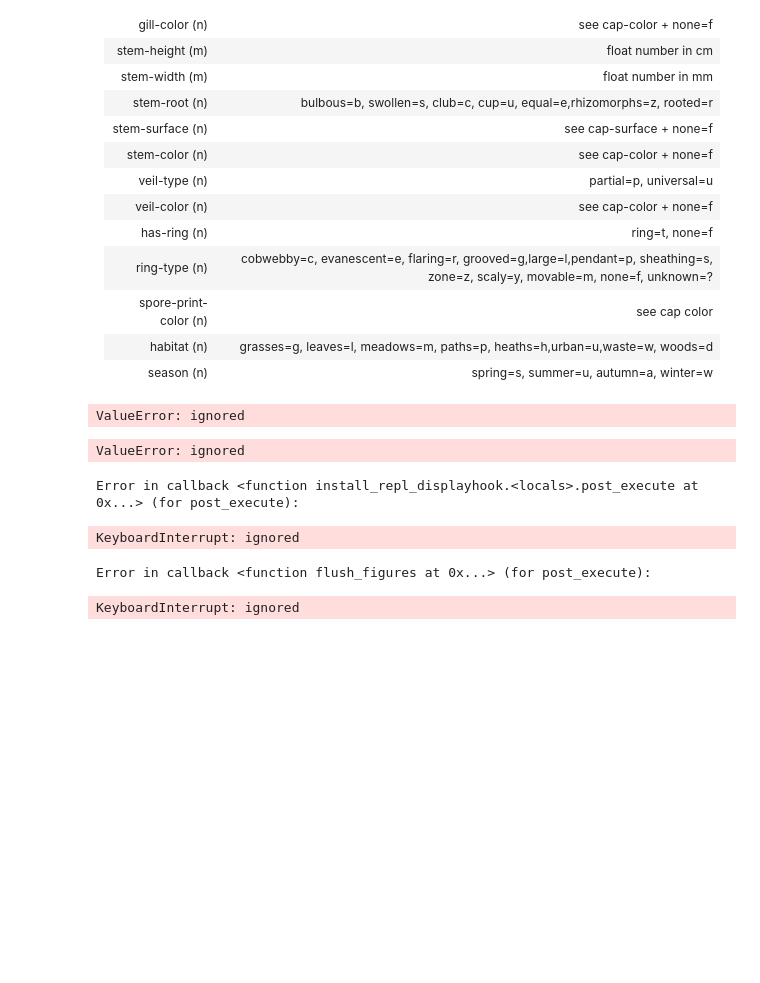
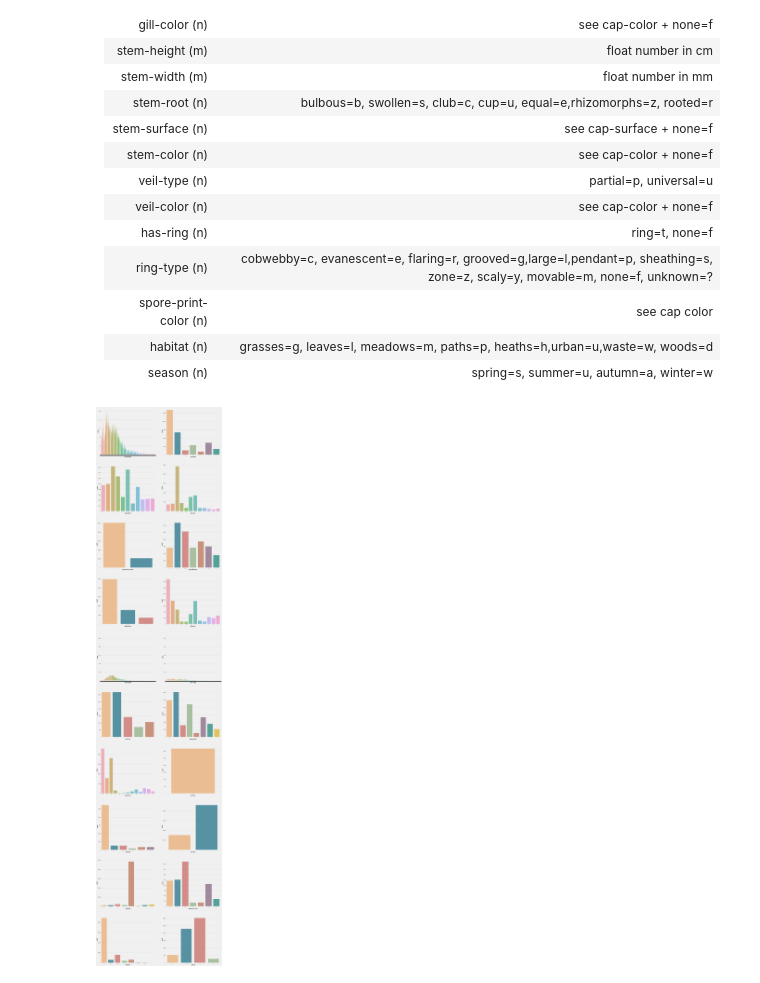
Before and after one commit to msalvati1997/mushrooms_classificator, a Jupyter notebook: mushroom.ipynb, the cells around one changed output. Cells and saved outputs as stored; diff of their text form; code cells hidden in the pictures; blank space fills up the shorter version.

```diff
--- a/mushroom.ipynb
+++ b/mushroom.ipynb
@@ -108,42 +106,13 @@ season (n)| spring=s, summer=u, autumn=a, winter=w
 # %%
 categ =  ['cap-diameter', 'cap-shape', 'cap-surface', 'cap-color', 'does-bruise-or-bleed', 'gill-attachment', 'gill-spacing','gill-color','stem-height','stem-width','stem-root','stem-surface','stem-color','veil-type','veil-color','has-ring','ring-type','spore-print-color','habitat','season']
 conti = ['class']
 
 #Distribution
 fig = plt.figure(figsize=(20, 100))
 for i in range (0,len(categ)):
     fig.add_subplot(10,2,i+1)
     sns.countplot(x=categ[i], data=df, alpha=.7)
 
-for col in conti:
-    fig.add_subplot(10,2,i + 2)
-    sns.distplot(df[col].dropna(), kde_kws={"lw": 2, "color":colors[8]},
-                 hist_kws={"alpha": .5})
-    i += 1
-
 plt.show()
 # %% [output]
-ValueError: ignored
+[figure, added]
-# %%
-categ =  ['cap-diameter', 'cap-shape', 'cap-surface', 'cap-color', 'does-bruise-or-bleed', 'gill-attachment', 'gill-spacing','gill-color','stem-height','stem-width','stem-root','stem-surface','stem-color','veil-type','veil-color','has-ring','ring-type','spore-print-color','habitat','season']
-conti = ['class']
-
-#Distribution
-fig = plt.figure(figsize=(100, 100))
-for i in range (0,len(categ)):
-    fig.add_subplot(7,3,i+1)
-    sns.countplot(x=categ[i], data=df, alpha=.7)
-
-for col in conti:
-    fig.add_subplot(7,3,i + 2)
-    sns.distplot(df[col].dropna(), kde_kws={"lw": 2, "color":colors[8]},
-                 hist_kws={"alpha": .5})
-    i += 1
-
-plt.show()
-# %% [output]
-ValueError: ignored
-Error in callback <function install_repl_displayhook.<locals>.post_execute at 0x...> (for post_execute):
-KeyboardInterrupt: ignored
-Error in callback <function flush_figures at 0x...> (for post_execute):
-KeyboardInterrupt: ignored
```
Also changed, not shown: parts of 5 cells of this notebook.
